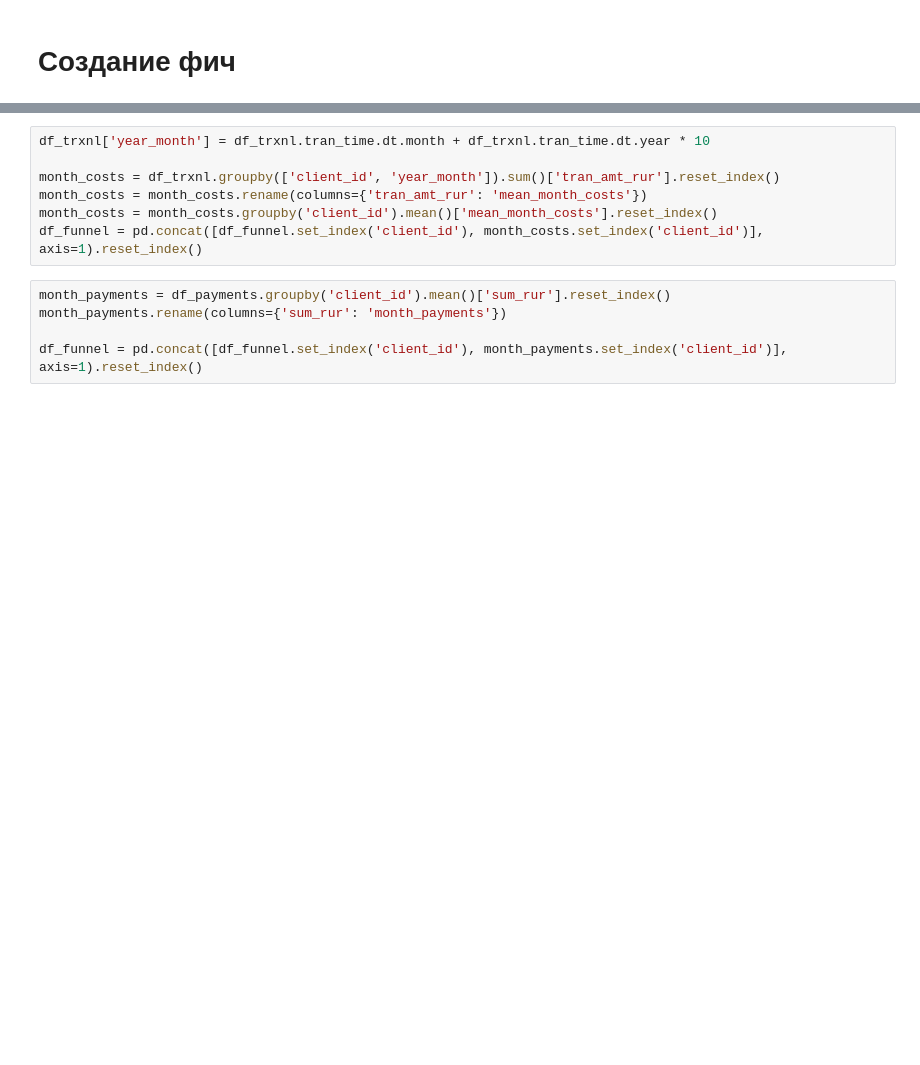
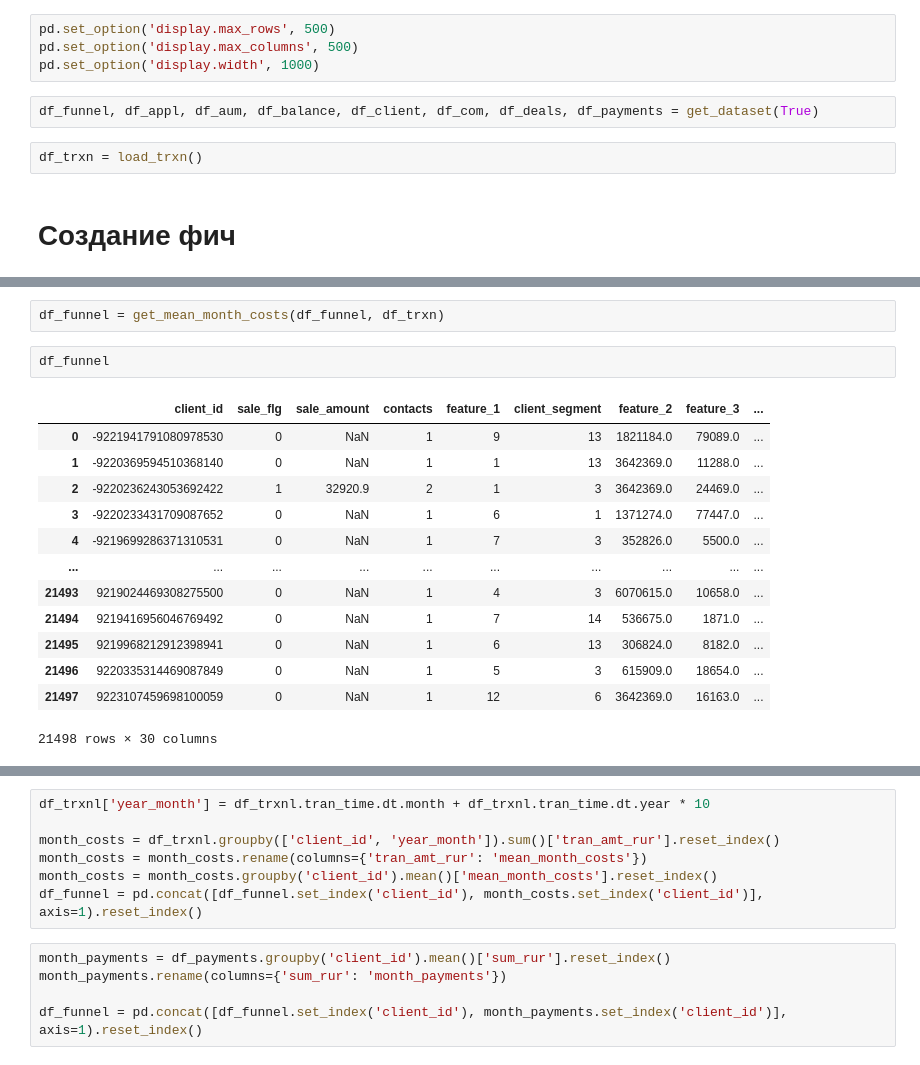
Before and after one commit to Oxonomy/IDAO-2021-FinalRound, a Jupyter notebook: feature_generation.ipynb, the cells around one changed output, grey strips where cells are left out. Saved outputs shown, nothing was run; the diff lists cells and outputs as text; blank space fills up the shorter version.

```diff
--- a/feature_generation.ipynb
+++ b/feature_generation.ipynb
@@ -138,2 +29,10 @@ df_funnel.head()
+# %%
+pd.set_option('display.max_rows', 500)
+pd.set_option('display.max_columns', 500)
+pd.set_option('display.width', 1000)
+# %%
+df_funnel, df_appl, df_aum, df_balance, df_client, df_com, df_deals, df_payments = get_dataset(True)
+# %%
+df_trxn = load_trxn()
 # %% [markdown]
 # Создание фич
@@ -155,0 +39,18 @@ df_trxnl
+# %%
+df_funnel = get_mean_month_costs(df_funnel, df_trxn)
+# %%
+df_funnel
+# %% [output]
+|  | client_id | sale_flg | sale_amount | contacts | feature_1 | client_segment | feature_2 | feature_3 | ... |
+| 0 | -9221941791080978530 | 0 | NaN | 1 | 9 | 13 | 1821184.0 | 79089.0 | ... |
+| 1 | -9220369594510368140 | 0 | NaN | 1 | 1 | 13 | 3642369.0 | 11288.0 | ... |
+| 2 | -9220236243053692422 | 1 | 32920.9 | 2 | 1 | 3 | 3642369.0 | 24469.0 | ... |
+| 3 | -9220233431709087652 | 0 | NaN | 1 | 6 | 1 | 1371274.0 | 77447.0 | ... |
+| 4 | -9219699286371310531 | 0 | NaN | 1 | 7 | 3 | 352826.0 | 5500.0 | ... |
+| ... | ... | ... | ... | ... | ... | ... | ... | ... | ... |
+| 21493 | 9219024469308275500 | 0 | NaN | 1 | 4 | 3 | 6070615.0 | 10658.0 | ... |
+| 21494 | 9219416956046769492 | 0 | NaN | 1 | 7 | 14 | 536675.0 | 1871.0 | ... |
+| 21495 | 9219968212912398941 | 0 | NaN | 1 | 6 | 13 | 306824.0 | 8182.0 | ... |
+| 21496 | 9220335314469087849 | 0 | NaN | 1 | 5 | 3 | 615909.0 | 18654.0 | ... |
+| 21497 | 9223107459698100059 | 0 | NaN | 1 | 12 | 6 | 3642369.0 | 16163.0 | ... |
+21498 rows × 30 columns
```
Also changed, not shown: parts of 16 cells of this notebook, 3 other files.
